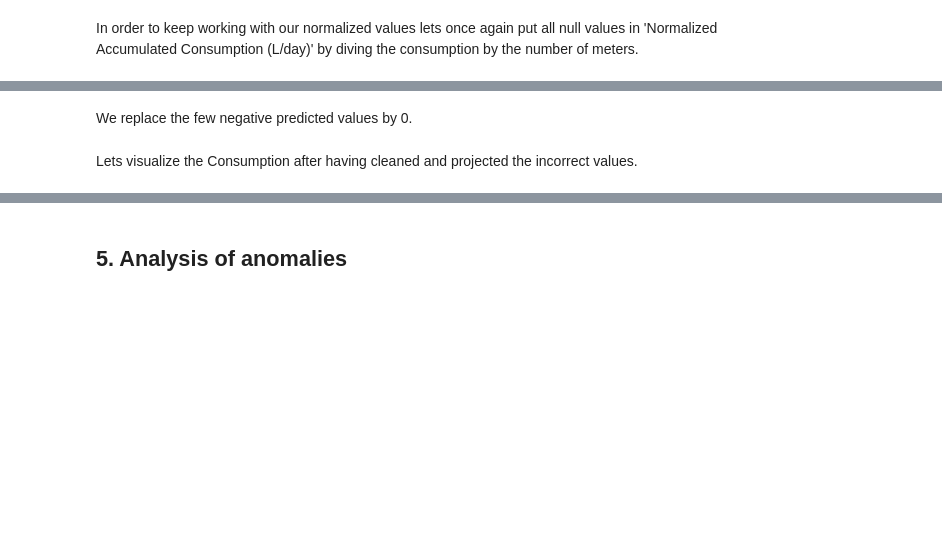
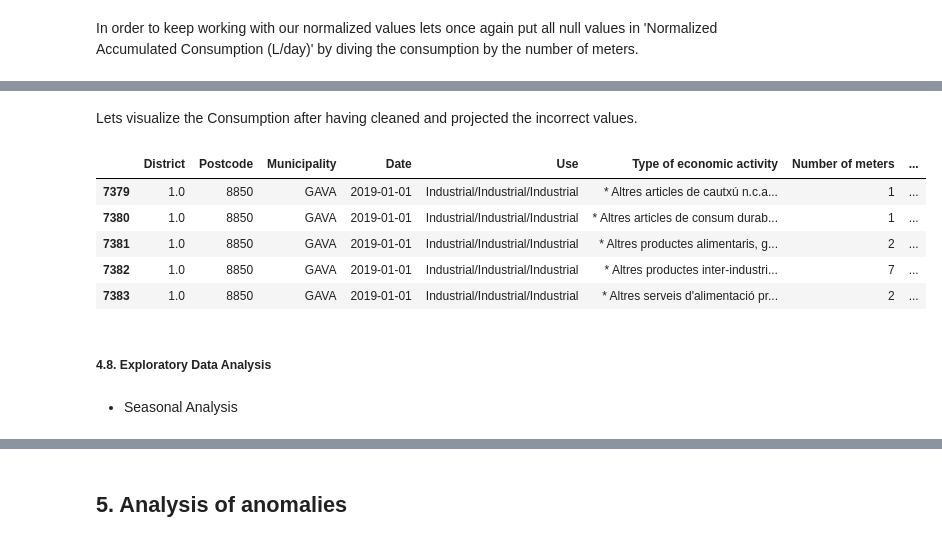
Before and after one commit to edithruizz/TFG, a Jupyter notebook: Python_Notebooks/dataset1_activitat_eco_v2.ipynb, the cells around one changed output, grey strips where cells are left out. Drawn from its saved outputs; the diff is of its cells as text; code cells hidden in the pictures; blank space fills up the shorter version.

```diff
--- a/Python_Notebooks/dataset1_activitat_eco_v2.ipynb
+++ b/Python_Notebooks/dataset1_activitat_eco_v2.ipynb
@@ -826,7 +842,7 @@ dataset_1_act_eco_filtered2 = dataset_1_act_eco_filtered.dropna(subset=['Accumul
 
 # Independent variables
 features = ['District','Postcode','Municipality','Date','Use','Type of economic activity','Number of meters','Season','Day of Week',
-            'Month','Year','Temperature','Relative Humidity','Atmospheric Pressure','Precipitation','Solar Radation global']
+            'Month','Year','Temperature','Relative Humidity','Atmospheric Pressure','Precipitation','Solar Radiation global']
 
 X = dataset_1_act_eco_filtered2[features]
 
@@ -1025,7 +1041,7 @@ Based on the R-squared values obtained per each model I conclude that XGBoost wi
 missing_rows = dataset_1_act_eco_filtered[dataset_1_act_eco_filtered['Accumulated Consumption (L/day)'].isnull()]
 
 features2 = ['District','Postcode','Municipality','Date','Use','Type of economic activity','Number of meters','Season','Day of Week',
-            'Month','Year','Temperature','Relative Humidity','Atmospheric Pressure','Precipitation','Solar Radation global']
+            'Month','Year','Temperature','Relative Humidity','Atmospheric Pressure','Precipitation','Solar Radiation global']
 X_ = missing_rows[features2]
 
 # Predim els valors amb el model
@@ -1042,0 +1064,3 @@ print("Number of Negatives in the dataset:", len(dataset_1_act_eco_filtered[data
+# %%
+# Replace negative values with 0
+dataset_1_act_eco_filtered['Accumulated Consumption (L/day)'] = dataset_1_act_eco_filtered['Accumulated Consumption (L/day)'].apply(lambda x: max(x, 0))
@@ -1055,5 +1090,0 @@ print("Number of Negatives in the dataset:", len(dataset_1_act_eco_filtered[data
-# %% [markdown]
-We replace the few negative predicted values by 0.
-# %%
-# Replace negative values with 0
-dataset_1_act_eco_filtered['Consumption (L/h)'] = dataset_1_act_eco_filtered['Consumption (L/h)'].apply(lambda x: max(x, 0))
@@ -1069,0 +1093,18 @@ Lets visualize the Consumption after having cleaned and projected the incorrect
+# %%
+# To reverse the encoding
+dataset_1_act_eco_filtered['Municipality'] = le_municipality.inverse_transform(dataset_1_act_eco_filtered['Municipality'])
+dataset_1_act_eco_filtered['Date'] = le_date.inverse_transform(dataset_1_act_eco_filtered['Date'])
+dataset_1_act_eco_filtered['Use'] = le_use.inverse_transform(dataset_1_act_eco_filtered['Use'])
+dataset_1_act_eco_filtered['Type of economic activity'] = le_typeofeco.inverse_transform(dataset_1_act_eco_filtered['Type of economic activity'])
+dataset_1_act_eco_filtered['Season'] = le_season.inverse_transform(dataset_1_act_eco_filtered['Season'])
+dataset_1_act_eco_filtered['Day of Week'] = le_dayofweek.inverse_transform(dataset_1_act_eco_filtered['Day of Week'])
+dataset_1_act_eco_filtered.head()
+# %% [output]
+|  | District | Postcode | Municipality | Date | Use | Type of economic activity | Number of meters | ... |
+| 7379 | 1.0 | 8850 | GAVA | 2019-01-01 | Industrial/Industrial/Industrial | * Altres articles de cautxú n.c.a... | 1 | ... |
+| 7380 | 1.0 | 8850 | GAVA | 2019-01-01 | Industrial/Industrial/Industrial | * Altres articles de consum durab... | 1 | ... |
+| 7381 | 1.0 | 8850 | GAVA | 2019-01-01 | Industrial/Industrial/Industrial | * Altres productes alimentaris, g... | 2 | ... |
+| 7382 | 1.0 | 8850 | GAVA | 2019-01-01 | Industrial/Industrial/Industrial | * Altres productes inter-industri... | 7 | ... |
+| 7383 | 1.0 | 8850 | GAVA | 2019-01-01 | Industrial/Industrial/Industrial | * Altres serveis d'alimentació pr... | 2 | ... |
+# %% [markdown]
+##### **4.8. Exploratory Data Analysis**
@@ -1069,0 +1161,2 @@ Lets visualize the Consumption after having cleaned and projected the incorrect
+# %% [markdown]
+- Seasonal Analysis
```
Also changed, not shown: parts of 26 cells of this notebook.
